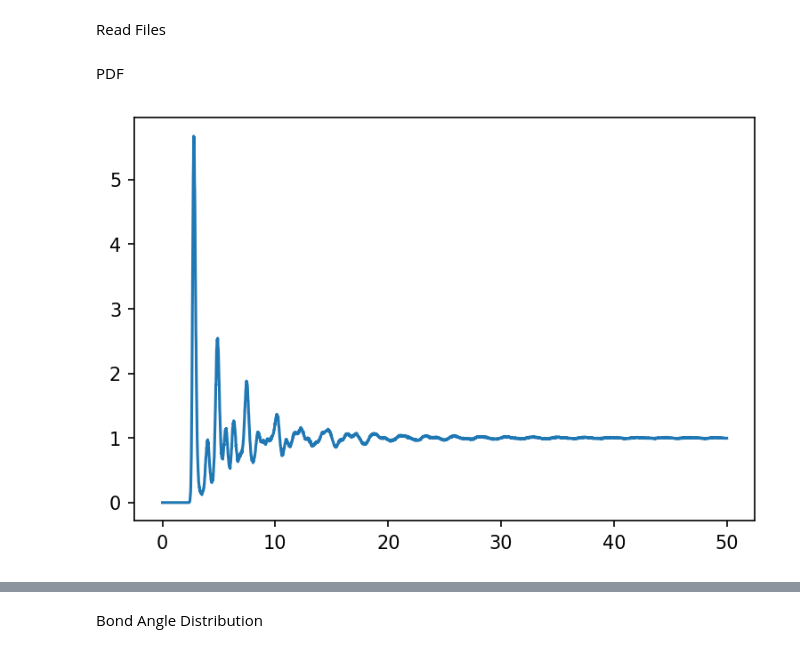
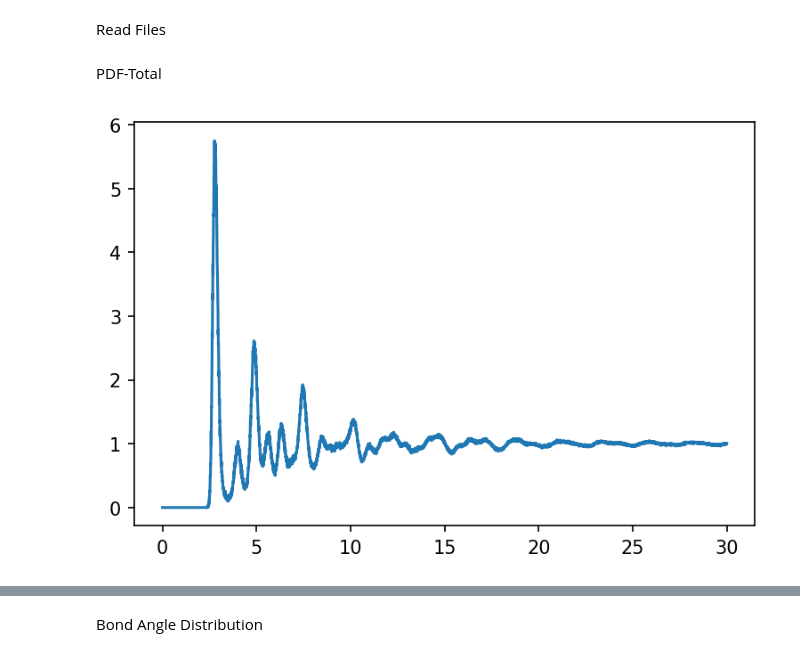
Before and after one commit to bgbaizh/GlassViewer, a Jupyter notebook: glassviewer/glassviewer.ipynb, the cells around one changed output, grey strips where cells are left out. Drawn from its saved outputs; the diff is of its cells as text; code cells hidden in the pictures.

```diff
--- a/glassviewer/glassviewer.ipynb
+++ b/glassviewer/glassviewer.ipynb
@@ -23,17 +24,18 @@ sys1.calculate_q([2,4,5,6],averaged=True)
 #sys.to_file('out'+file,customkeys=['aq2','aq4','aq5','aq6'])
 # %% [markdown]
-PDF
+PDF-Total
 # %%
-histnum=3000#直方图分割数量(密度)
-pdf, r=sys1.calculate_pdf(histnum,cut=25)
+
+histnum=5000#直方图分割数量(密度)
+pdf, r=sys1.calculate_pdf(histnum,cut=30)
 plt.figure(dpi=150)
 #plt.plot(r[0:int(len(r)/2)],pdf[0:int(len(pdf)/2)]);
 plt.plot(r,pdf);
 #a=np.ones(histnum)#扩展周期
 #pdf[int((len(pdf)/2)):]=1 #extend PDF and set tail of PDF to 1 in order to get better resolution in SF
 #a[0:len(pdf)]=pdf
 #pdf=a
 #dr=r[1]-r[0]
 #r=np.arange(len(pdf))*dr
 # %% [output]
-[figure, old version]
+[figure, new version]
```
Also changed, not shown: parts of 30 cells of this notebook, 6 other files.
